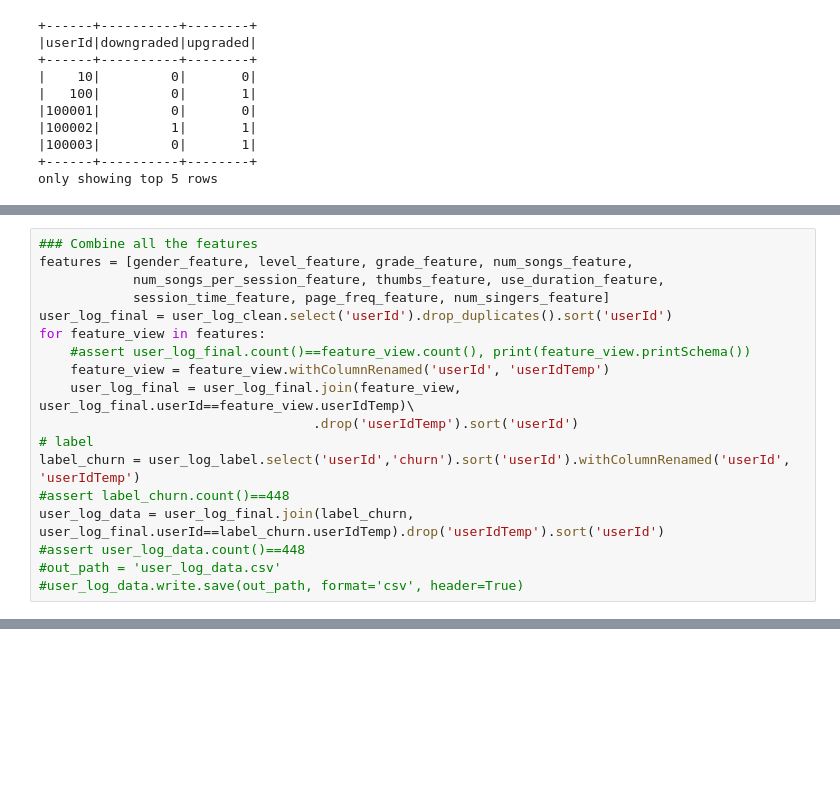
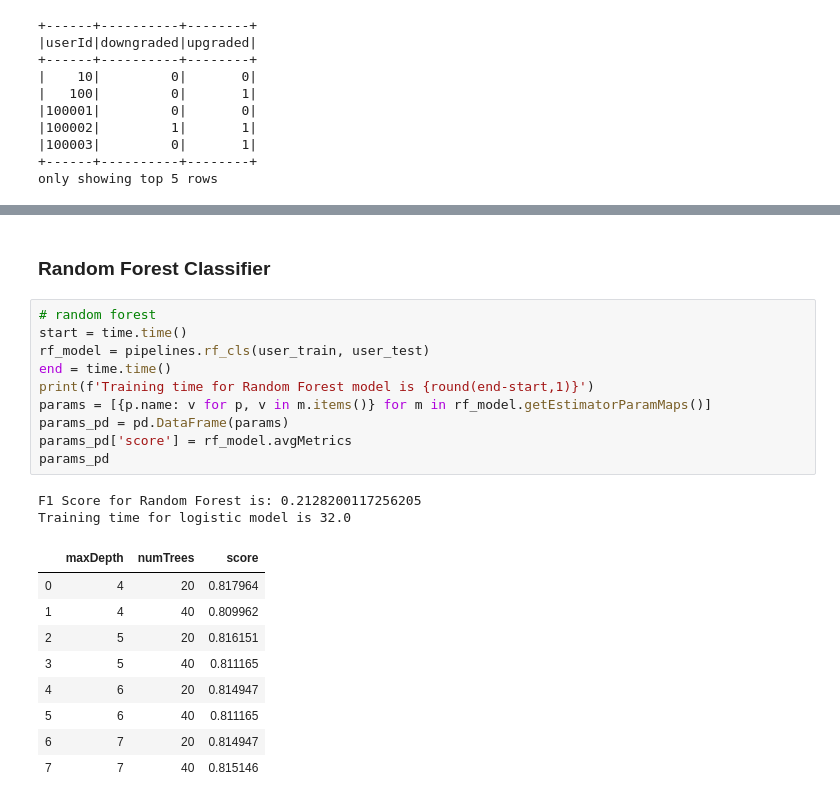
Before and after one commit to yl2982/spark_project, a Jupyter notebook: Sparkify.ipynb, the cells around one changed output, grey strips where cells are left out. Saved outputs shown, nothing was run; the diff lists cells and outputs as text; blank space fills up the shorter version.

```diff
--- a/Sparkify.ipynb
+++ b/Sparkify.ipynb
@@ -731,18 +837,0 @@ only showing top 5 rows
-# %%
-### Combine all the features
-features = [gender_feature, level_feature, grade_feature, num_songs_feature,
-            num_songs_per_session_feature, thumbs_feature, use_duration_feature,
-            session_time_feature, page_freq_feature, num_singers_feature]
-user_log_final = user_log_clean.select('userId').drop_duplicates().sort('userId')
-for feature_view in features:
-    #assert user_log_final.count()==feature_view.count(), print(feature_view.printSchema())
-    feature_view = feature_view.withColumnRenamed('userId', 'userIdTemp')
-    user_log_final = user_log_final.join(feature_view, user_log_final.userId==feature_view.userIdTemp)\
-                                   .drop('userIdTemp').sort('userId')
-# label
-label_churn = user_log_label.select('userId','churn').sort('userId').withColumnRenamed('userId', 'userIdTemp')
-#assert label_churn.count()==448
-user_log_data = user_log_final.join(label_churn, user_log_final.userId==label_churn.userIdTemp).drop('userIdTemp').sort('userId')
-#assert user_log_data.count()==448
-#out_path = 'user_log_data.csv'
-#user_log_data.write.save(out_path, format='csv', header=True)
@@ -1021,0 +1174,24 @@ F1 Score for Random Forest is: 0.9747242721926267
+# %% [markdown]
+### Random Forest Classifier
+# %%
+# random forest
+start = time.time()
+rf_model = pipelines.rf_cls(user_train, user_test)
+end = time.time()
+print(f'Training time for Random Forest model is {round(end-start,1)}')
+params = [{p.name: v for p, v in m.items()} for m in rf_model.getEstimatorParamMaps()]
+params_pd = pd.DataFrame(params)
+params_pd['score'] = rf_model.avgMetrics
+params_pd
+# %% [output]
+F1 Score for Random Forest is: 0.2128200117256205
+Training time for logistic model is 32.0
+|  | maxDepth | numTrees | score |
+| 0 | 4 | 20 | 0.817964 |
+| 1 | 4 | 40 | 0.809962 |
+| 2 | 5 | 20 | 0.816151 |
+| 3 | 5 | 40 | 0.811165 |
+| 4 | 6 | 20 | 0.814947 |
+| 5 | 6 | 40 | 0.811165 |
+| 6 | 7 | 20 | 0.814947 |
+| 7 | 7 | 40 | 0.815146 |
```
Also changed, not shown: parts of 117 cells of this notebook, 1 other file.
